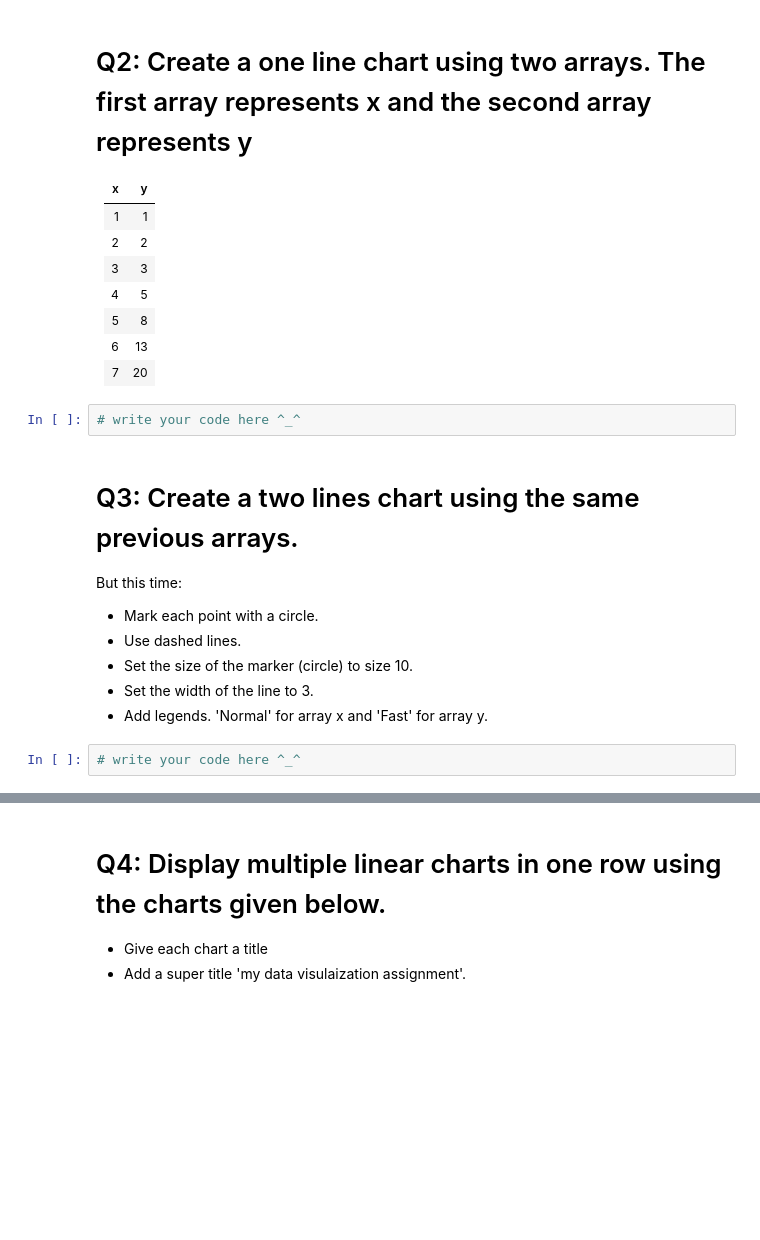
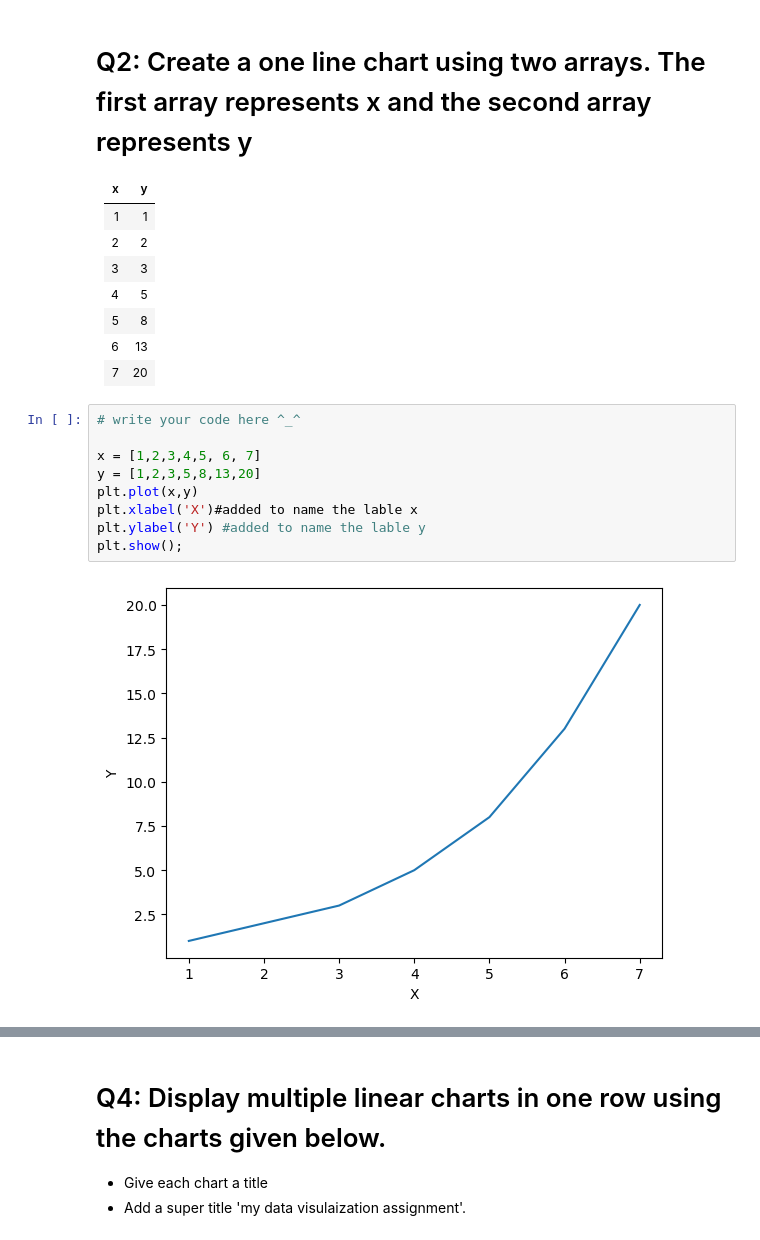
Before and after one commit to Tuwaiq-Data-Science-Bootcamp/Day8-Lab2-Matplotlib, a Jupyter notebook: Day#8_Matplotlib_Assignment2.ipynb, the cells around one changed output, grey strips where cells are left out. Drawn from its saved outputs; the diff is of its cells as text; blank space fills up the shorter version.

```diff
--- a/Day#8_Matplotlib_Assignment2.ipynb
+++ b/Day#8_Matplotlib_Assignment2.ipynb
@@ -17,13 +19,12 @@ import numpy as np
 | 7    | 20      |
 # %%
 # write your code here ^_^
+
+x = [1,2,3,4,5, 6, 7]
+y = [1,2,3,5,8,13,20]
+plt.plot(x,y)
+plt.xlabel('X')#added to name the lable x
+plt.ylabel('Y') #added to name the lable y
+plt.show();
+# %% [output]
+[figure, added]
-# %% [markdown]
-# Q3: Create a two lines chart using the same previous arrays.
-But this time:
-- Mark each point with a circle.
-- Use dashed lines.
-- Set the size of the marker (circle) to size 10.
-- Set the width of the line to 3.
-- Add legends. 'Normal' for array x and 'Fast' for array y.
-# %%
-# write your code here ^_^
```
Also changed, not shown: parts of 12 cells of this notebook.
